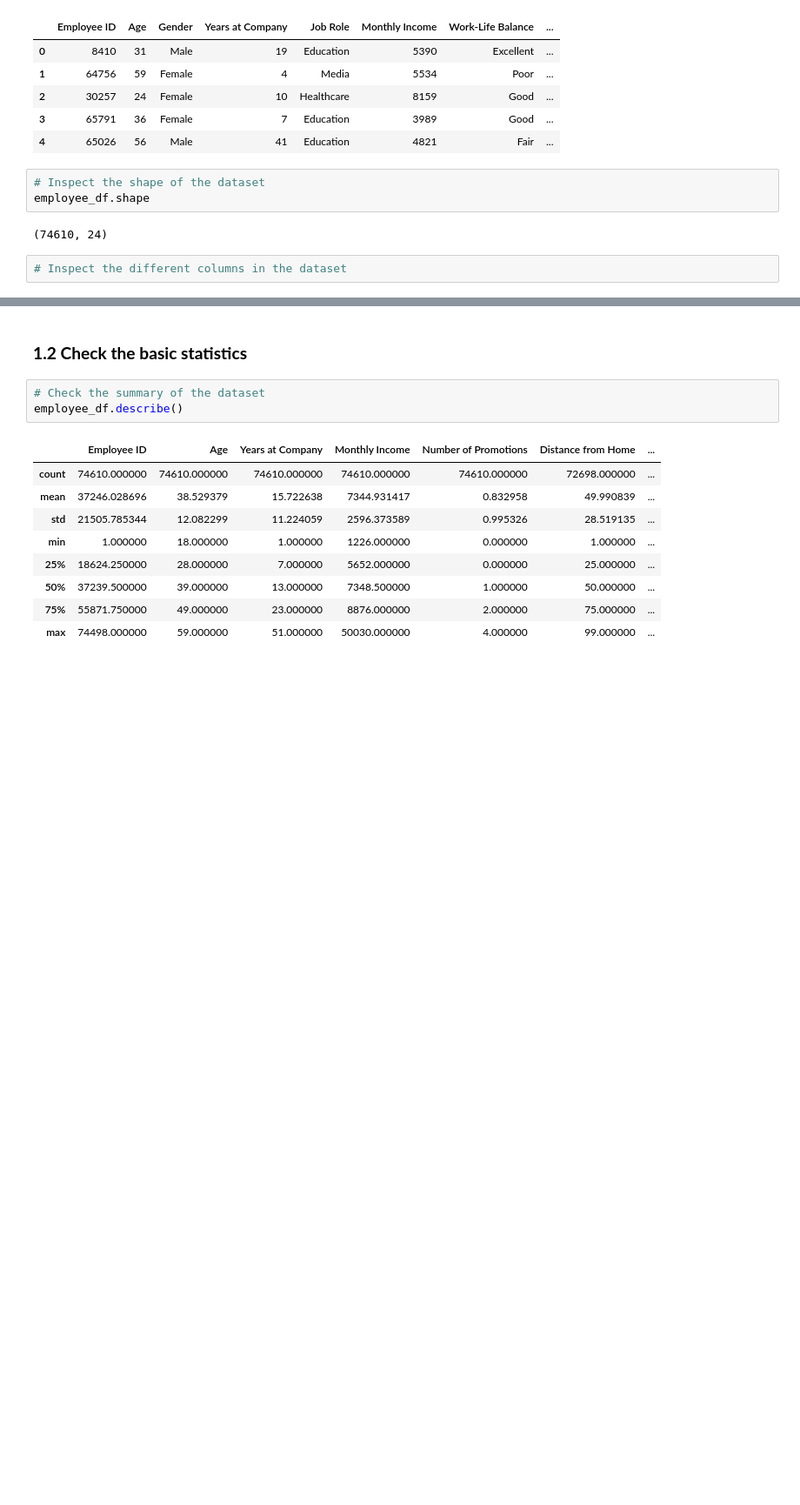
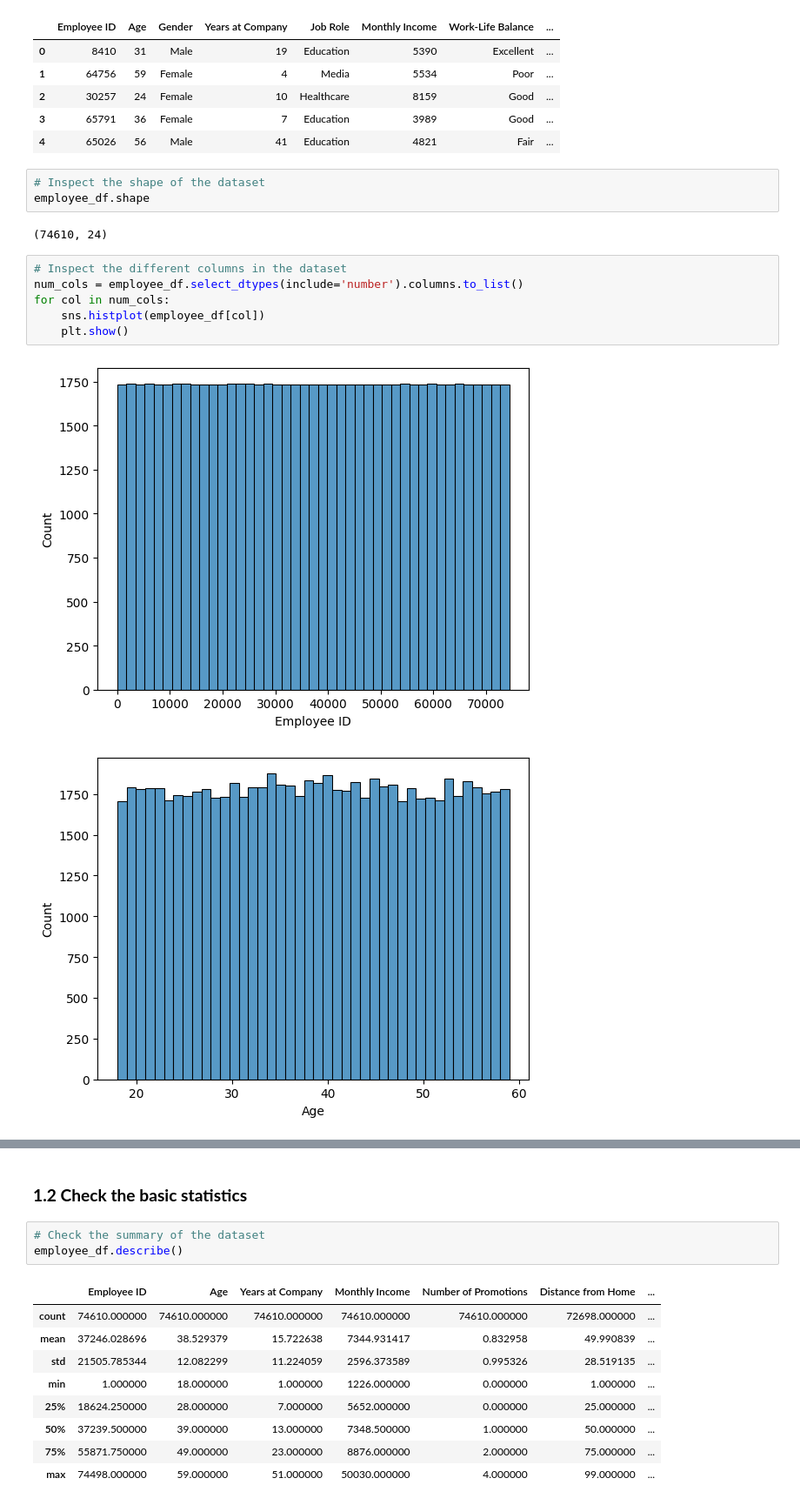
Before and after one commit to hemantgogawale/Predicting_Employee_Retention, a Jupyter notebook: Predicting_Employee_Retention_Starter.ipynb, the cells around one changed output, grey strips where cells are left out. Shown at 87% size. Saved outputs shown, nothing was run; the diff lists cells and outputs as text; blank space fills up the shorter version.

```diff
--- a/Predicting_Employee_Retention_Starter.ipynb
+++ b/Predicting_Employee_Retention_Starter.ipynb
@@ -173,3 +173,10 @@ employee_df.shape
 (74610, 24)
 # %%
 # Inspect the different columns in the dataset
+num_cols = employee_df.select_dtypes(include='number').columns.to_list()
+for col in num_cols:
+    sns.histplot(employee_df[col])
+    plt.show()
+# %% [output]
+[figure, added]
+[figure, added]
```
Also changed, not shown: parts of 37 cells of this notebook.
